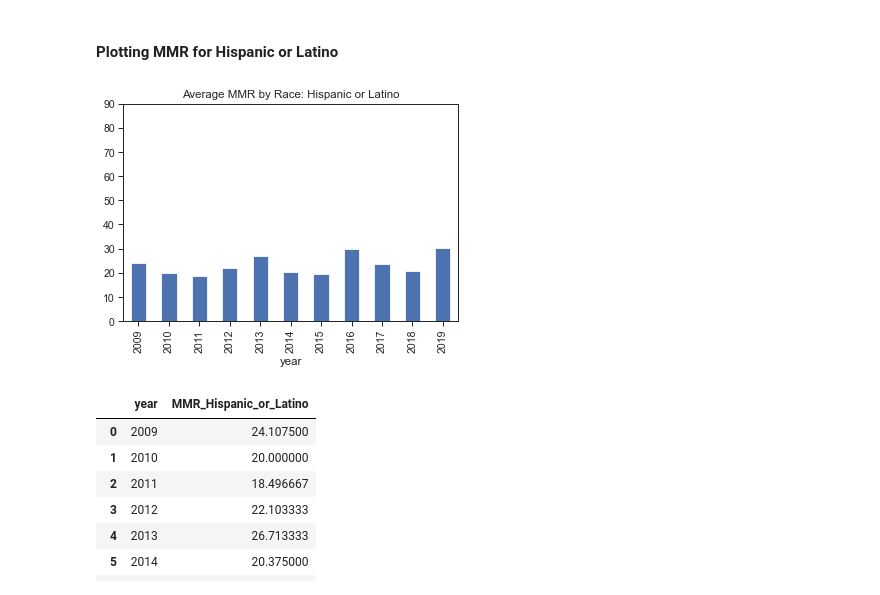
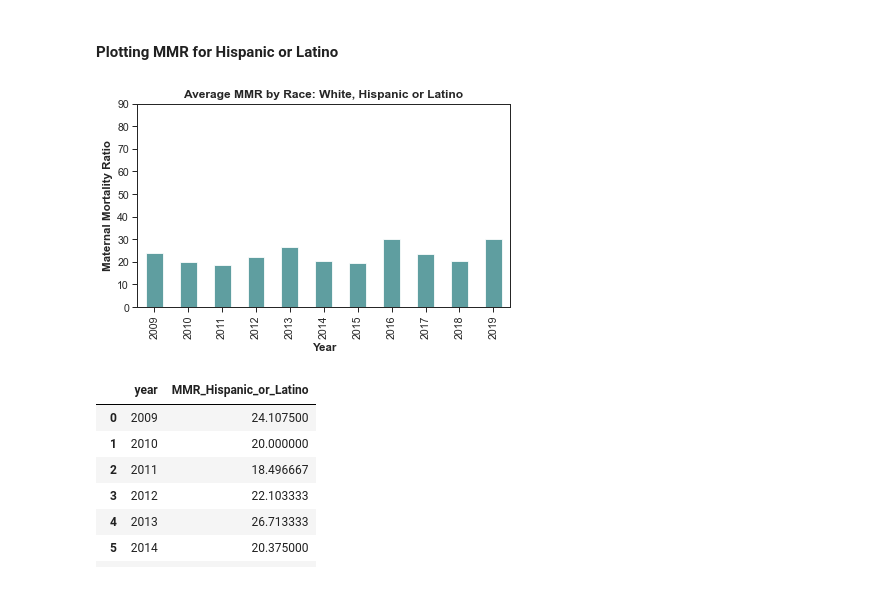
Before and after one commit to abpuccini/maternal-mortality-project, a Jupyter notebook: machine_learning/model_testing/LR_stratified_by_race_lee.ipynb, the cells around one changed output. Cells and saved outputs as stored; diff of their text form; code cells hidden in the pictures.

```diff
--- a/machine_learning/model_testing/LR_stratified_by_race_lee.ipynb
+++ b/machine_learning/model_testing/LR_stratified_by_race_lee.ipynb
@@ -480,21 +499,28 @@ merged_2.fillna(0)
 # %%
 # plotting mmr_by_race by year
 y = "mmr_by_race"
 
 # .loc for finding specific race
 his_enc_df = df_binary_encoded.loc[(df_binary_encoded["hispanic_origin_Hispanic or Latino"] == 1)]
 his_enc_df
 
 # group by year
 avg_his_df = his_enc_df.groupby("year").mean()[y]
 avg_his_df
 
 # plotting barplot of mmr by year, by white race
-avg_his_df.plot(kind="bar", yticks=[0, 10, 20, 30, 40, 50, 60, 70, 80, 90])
-plt.title("Average MMR by Race: Hispanic or Latino")
-plt.show()
+avg_his_df.plot(kind="bar", yticks=[0, 10, 20, 30, 40, 50, 60, 70, 80, 90], color="#5F9EA0", figsize=(6,4))
+plt.title("Average MMR by Race: White, Hispanic or Latino", fontsize=12, fontweight="bold")
+
+plt.xlabel("Year", fontweight="bold")
+plt.ylabel("Maternal Mortality Ratio", fontweight="bold")
+
+plt.tight_layout()
+
+# save plot
+plt.savefig("../../static/img/avg_mmr_hispanic.png")
 # %% [output]
-[figure, old version]
+[figure, new version]
 # %%
 # make a dataframe for Hispanic or Latino
 his_mmr = avg_his_df.reset_index().rename(columns={"mmr_by_race":"MMR_Hispanic_or_Latino"})
```
Also changed, not shown: parts of 3 cells of this notebook.
